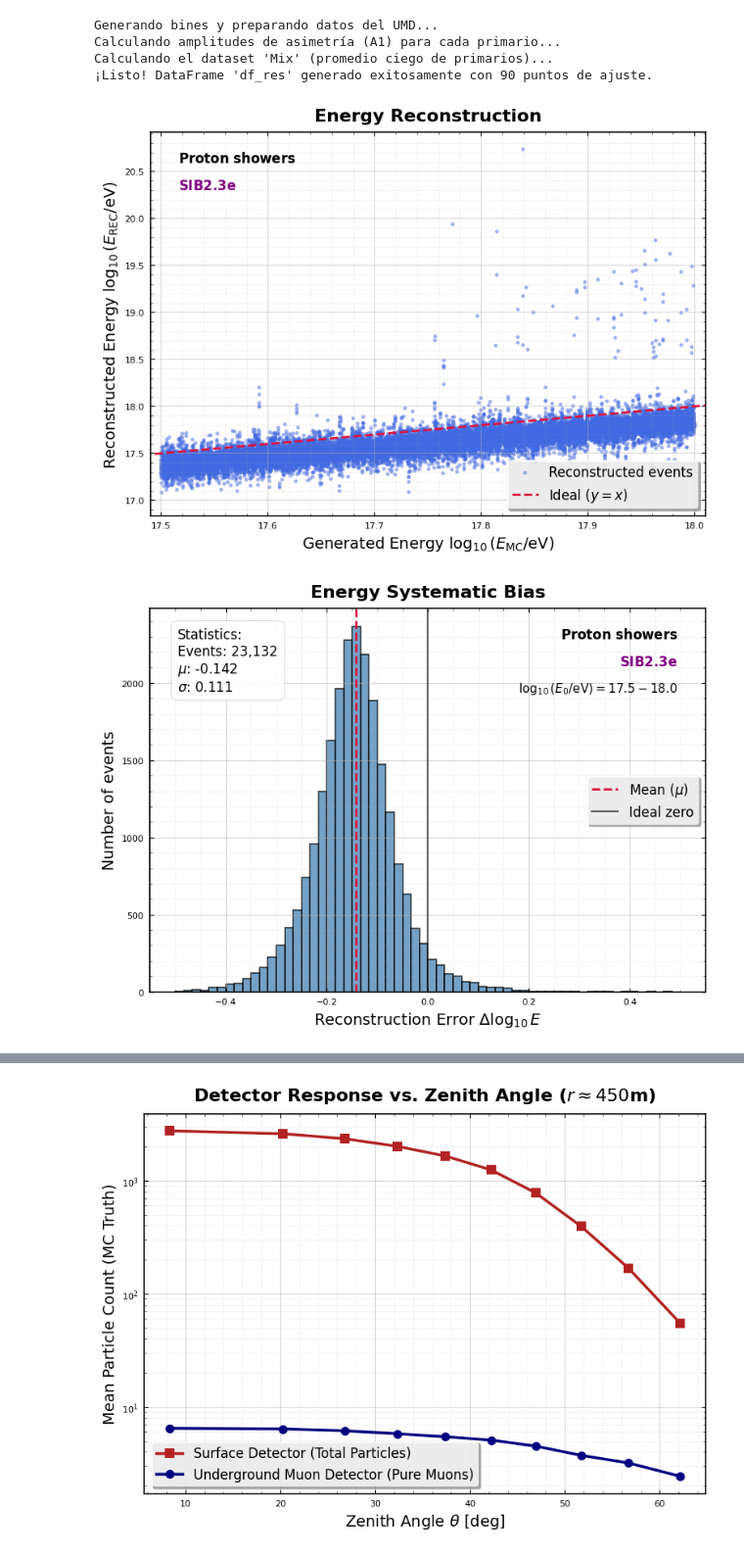
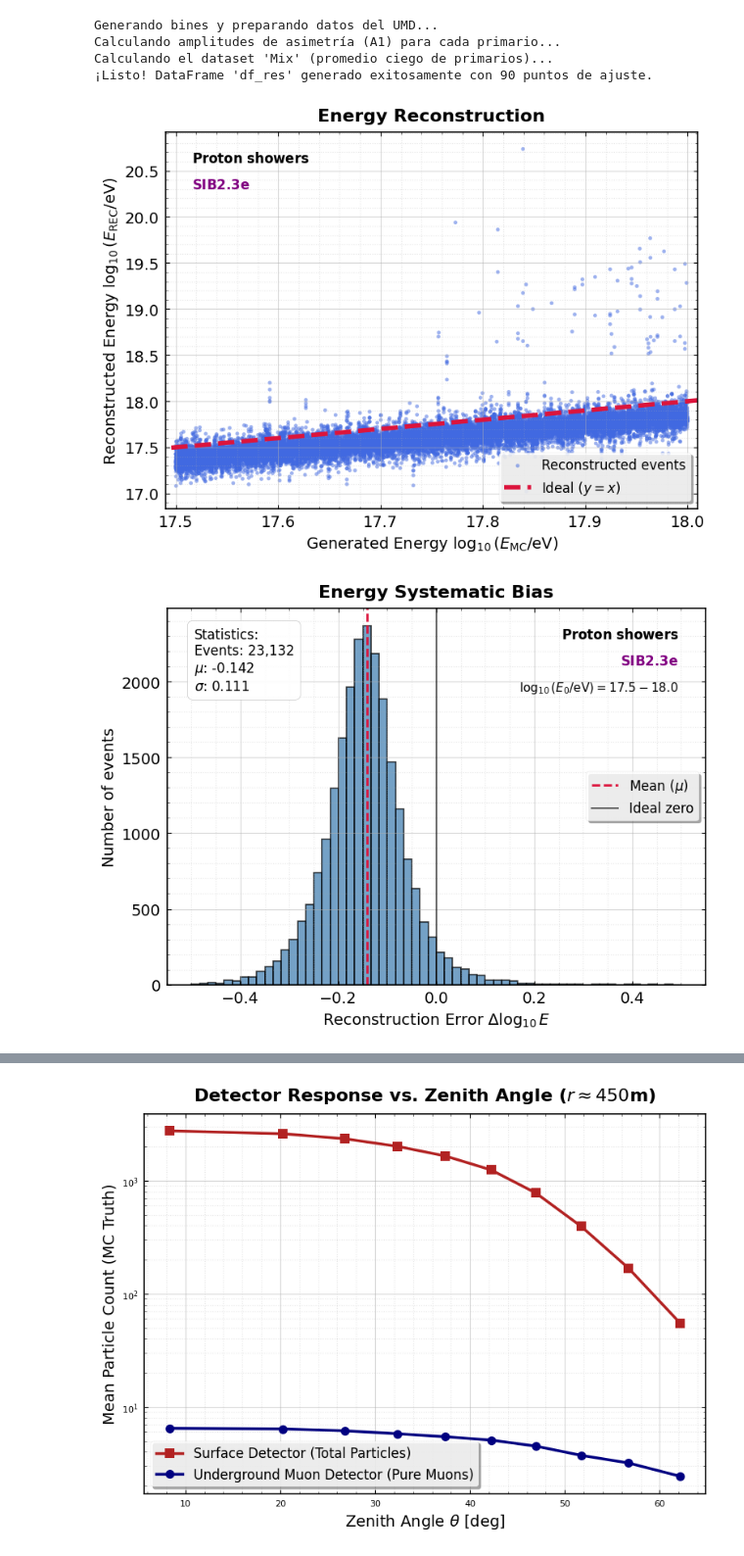
Before and after one commit to Lautaro-Silva/Tesis-de-Licenciatura---ITeDA, a Jupyter notebook: Scripts/Presentacion_Foundations/presentacion_feb_2026_v2.ipynb, the cells around one changed output, grey strips where cells are left out. Shown at 98% size. Cells and saved outputs as stored; diff of their text form; code cells hidden in the pictures.

```diff
--- a/Scripts/Presentacion_Foundations/presentacion_feb_2026_v2.ipynb
+++ b/Scripts/Presentacion_Foundations/presentacion_feb_2026_v2.ipynb
@@ -20,7 +20,7 @@ warnings.simplefilter('ignore')
 # Configuración visual global
 plt.style.use('seaborn-v0_8-paper')
 plt.rcParams.update({
-    'font.size': 14, 'axes.labelsize': 14, 'axes.titlesize': 16,
+    'font.size': 14, 'axes.labelsize': 16, 'axes.titlesize': 16,
     'legend.fontsize': 12, 'figure.figsize': (10, 6),
     'lines.linewidth': 2, 'lines.markersize': 8, 'errorbar.capsize': 3
 })
@@ -206,7 +206,10 @@ hep_style = {
     'ytick.minor.visible': True,
     'axes.linewidth': 1.2,
     'legend.frameon': True,
-    'legend.shadow': True
+    'legend.shadow': True,
+    # --- LÍNEAS NUEVAS PARA AGRANDAR LOS NÚMEROS ---
+    'xtick.labelsize': 14,
+    'ytick.labelsize': 14
 }
 plt.rcParams.update(hep_style)
 
@@ -222,7 +225,7 @@ fig1, ax1 = plt.subplots(figsize=(8, 6))
 ax1.scatter(events_guia['logE_MC'], events_guia['logE_REC'],
             s=12, alpha=0.5, color='royalblue', edgecolor='none', label='Reconstructed events')
 
-ax1.plot([17.45, 18.05], [17.45, 18.05], color='crimson', linestyle='--', linewidth=2.0, label='Ideal ($y=x$)')
+ax1.plot([17.45, 18.05], [17.45, 18.05], color='crimson', linestyle='--', linewidth=4.0, label='Ideal ($y=x$)')
 
 # Textos explícitos y en inglés
 ax1.set_xlabel(r'Generated Energy $\log_{10}(E_{\mathrm{MC}} / \mathrm{eV})$', fontsize=14)
@@ -260,35 +263,35 @@ std_val = deltaE.std()
 ax2.axvline(mean_val, color='crimson', linestyle='--', linewidth=2.0, label=r'Mean ($\mu$)')
 ax2.axvline(0, color='black', linestyle='-', linewidth=1.5, alpha=0.6, label='Ideal zero')
 
 # Textos explícitos y en inglés
 ax2.set_xlabel(r'Reconstruction Error $\Delta \log_{10}E$', fontsize=14)
 ax2.set_ylabel('Number of events', fontsize=14)
 ax2.set_title('Energy Systematic Bias', fontsize=16, pad=10, fontweight='bold')
 
 # Vuelve tu globo de estadísticas redondeado (en inglés)
 stats_text = f"Statistics:\nEvents: {len(deltaE):,}\n$\mu$: {mean_val:.3f}\n$\sigma$: {std_val:.3f}"
 props = dict(boxstyle='round,pad=0.5', facecolor='white', alpha=0.9, edgecolor='gray')
 ax2.text(0.05, 0.95, stats_text, transform=ax2.transAxes, fontsize=12,
          verticalalignment='top', bbox=props)
 
 # Anotaciones
 ax2.text(0.95, 0.95, r"$\mathbf{Proton\ showers}$", transform=ax2.transAxes, fontsize=12, va='top', ha='right')
 ax2.text(0.95, 0.88, r"$\mathbf{SIB2.3e}$", transform=ax2.transAxes, fontsize=12, va='top', ha='right', color='purple')
 ax2.text(0.95, 0.81, r"$\log_{10}(E_0/\mathrm{eV}) = 17.5 - 18.0$", transform=ax2.transAxes, fontsize=11, va='top', ha='right')
 
 # Vuelven las grillas
 ax2.grid(True, which='major', linestyle='-', alpha=0.5)
 ax2.grid(True, which='minor', linestyle=':', alpha=0.3)
 ax2.minorticks_on()
 
 ax2.legend(loc='center right', fontsize=12)
 
 plt.tight_layout()
 plt.savefig('energy_bias.jpg')
 plt.show()
 # %% [output]
-[figure, old version]
+[figure, new version]
-[figure, old version]
+[figure, new version]
 # %%
 # =========================================================================
 # CELDA: RESOLUCIÓN ANGULAR (THETA Y PHI) - HÍBRIDO HEP + GRILLAS (INGLÉS)
```
Also changed, not shown: parts of 16 cells of this notebook, 25 other files.
